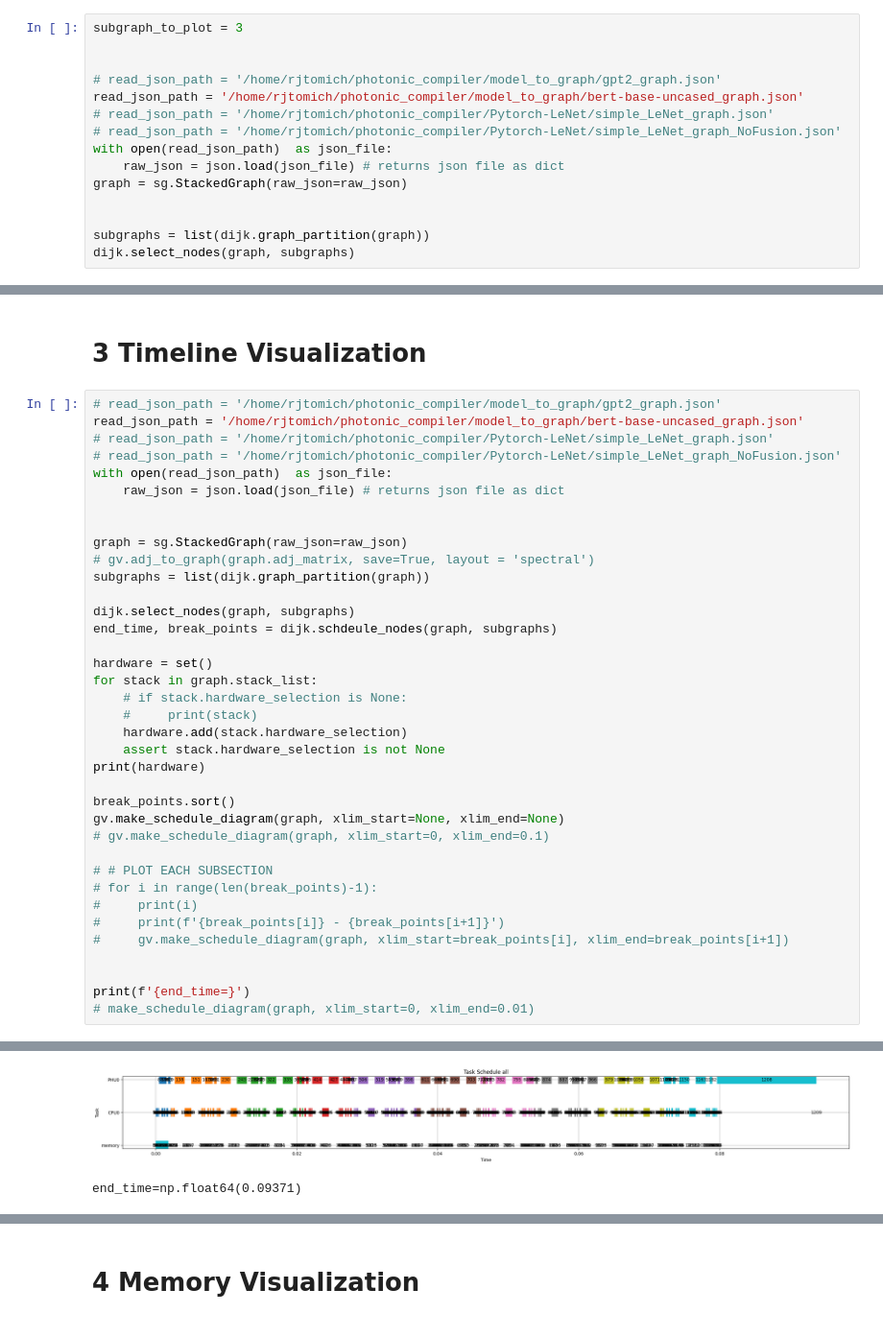
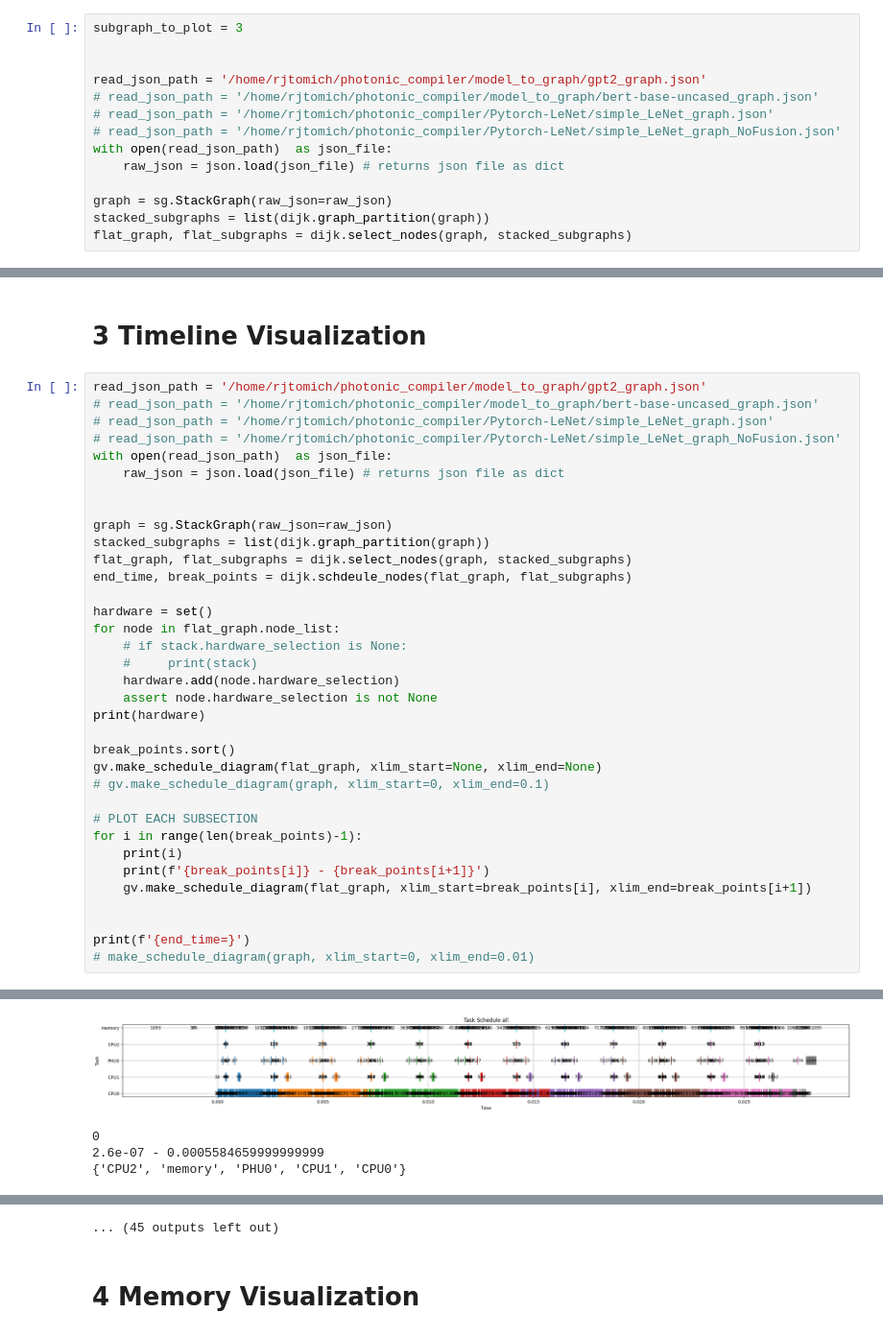
Before and after one commit to RyanTomich/photonic_compiler, a Jupyter notebook: model_to_graph/sub_graphs.ipynb, the cells around one changed output, grey strips where cells are left out. Shown at 96% size. Drawn from its saved outputs; the diff is of its cells as text.

Commit message:
new scheduling
flat graph scheduling and stiching

```diff
--- a/model_to_graph/sub_graphs.ipynb
+++ b/model_to_graph/sub_graphs.ipynb
@@ -74,14 +74,13 @@ import graph_visualization as gv
 subgraph_to_plot = 3
 
 
-# read_json_path = '/home/rjtomich/photonic_compiler/model_to_graph/gpt2_graph.json'
-read_json_path = '/home/rjtomich/photonic_compiler/model_to_graph/bert-base-uncased_graph.json'
+read_json_path = '/home/rjtomich/photonic_compiler/model_to_graph/gpt2_graph.json'
+# read_json_path = '/home/rjtomich/photonic_compiler/model_to_graph/bert-base-uncased_graph.json'
 # read_json_path = '/home/rjtomich/photonic_compiler/Pytorch-LeNet/simple_LeNet_graph.json'
 # read_json_path = '/home/rjtomich/photonic_compiler/Pytorch-LeNet/simple_LeNet_graph_NoFusion.json'
 with open(read_json_path)  as json_file:
     raw_json = json.load(json_file) # returns json file as dict
-graph = sg.StackedGraph(raw_json=raw_json)
 
-
-subgraphs = list(dijk.graph_partition(graph))
-dijk.select_nodes(graph, subgraphs)
+graph = sg.StackGraph(raw_json=raw_json)
+stacked_subgraphs = list(dijk.graph_partition(graph))
+flat_graph, flat_subgraphs = dijk.select_nodes(graph, stacked_subgraphs)
@@ -121,38 +118,36 @@ draw_subgraphs(graph, sub=subgraph_to_plot)
 # %% [markdown]
 # 3 Timeline Visualization
 # %%
-# read_json_path = '/home/rjtomich/photonic_compiler/model_to_graph/gpt2_graph.json'
-read_json_path = '/home/rjtomich/photonic_compiler/model_to_graph/bert-base-uncased_graph.json'
+read_json_path = '/home/rjtomich/photonic_compiler/model_to_graph/gpt2_graph.json'
+# read_json_path = '/home/rjtomich/photonic_compiler/model_to_graph/bert-base-uncased_graph.json'
 # read_json_path = '/home/rjtomich/photonic_compiler/Pytorch-LeNet/simple_LeNet_graph.json'
 # read_json_path = '/home/rjtomich/photonic_compiler/Pytorch-LeNet/simple_LeNet_graph_NoFusion.json'
 with open(read_json_path)  as json_file:
     raw_json = json.load(json_file) # returns json file as dict
 
 
-graph = sg.StackedGraph(raw_json=raw_json)
-# gv.adj_to_graph(graph.adj_matrix, save=True, layout = 'spectral')
-subgraphs = list(dijk.graph_partition(graph))
-
-dijk.select_nodes(graph, subgraphs)
-end_time, break_points = dijk.schdeule_nodes(graph, subgraphs)
+graph = sg.StackGraph(raw_json=raw_json)
+stacked_subgraphs = list(dijk.graph_partition(graph))
+flat_graph, flat_subgraphs = dijk.select_nodes(graph, stacked_subgraphs)
+end_time, break_points = dijk.schdeule_nodes(flat_graph, flat_subgraphs)
 
 hardware = set()
-for stack in graph.stack_list:
+for node in flat_graph.node_list:
     # if stack.hardware_selection is None:
     #     print(stack)
-    hardware.add(stack.hardware_selection)
-    assert stack.hardware_selection is not None
+    hardware.add(node.hardware_selection)
+    assert node.hardware_selection is not None
 print(hardware)
 
 break_points.sort()
-gv.make_schedule_diagram(graph, xlim_start=None, xlim_end=None)
+gv.make_schedule_diagram(flat_graph, xlim_start=None, xlim_end=None)
 # gv.make_schedule_diagram(graph, xlim_start=0, xlim_end=0.1)
 
-# # PLOT EACH SUBSECTION
-# for i in range(len(break_points)-1):
-#     print(i)
-#     print(f'{break_points[i]} - {break_points[i+1]}')
-#     gv.make_schedule_diagram(graph, xlim_start=break_points[i], xlim_end=break_points[i+1])
+# PLOT EACH SUBSECTION
+for i in range(len(break_points)-1):
+    print(i)
+    print(f'{break_points[i]} - {break_points[i+1]}')
+    gv.make_schedule_diagram(flat_graph, xlim_start=break_points[i], xlim_end=break_points[i+1])
 
 
 print(f'{end_time=}')
@@ -163,2 +173,4 @@ print(f'{end_time=}')
-[figure, old version]
+[figure, new version]
-end_time=np.float64(0.09371)
+0
+2.6e-07 - 0.0005584659999999999
+{'CPU2', 'memory', 'PHU0', 'CPU1', 'CPU0'}
@@ -165,3 +194,4 @@ end_time=np.float64(0.09371)
+... (45 outputs left out)
 # %% [markdown]
 # 4 Memory Visualization
 # %%
```
Also changed, not shown: parts of 6 cells of this notebook, 6 other files.
